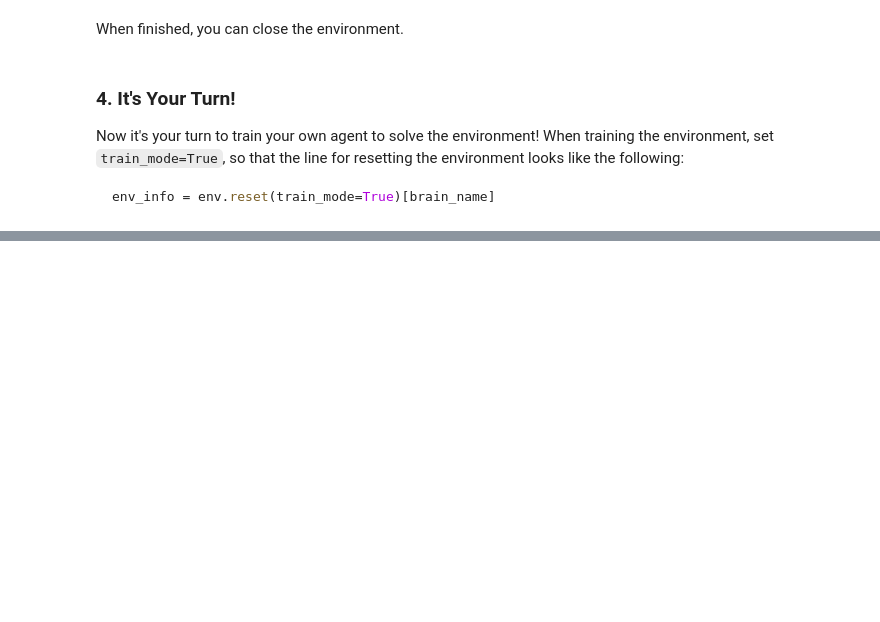
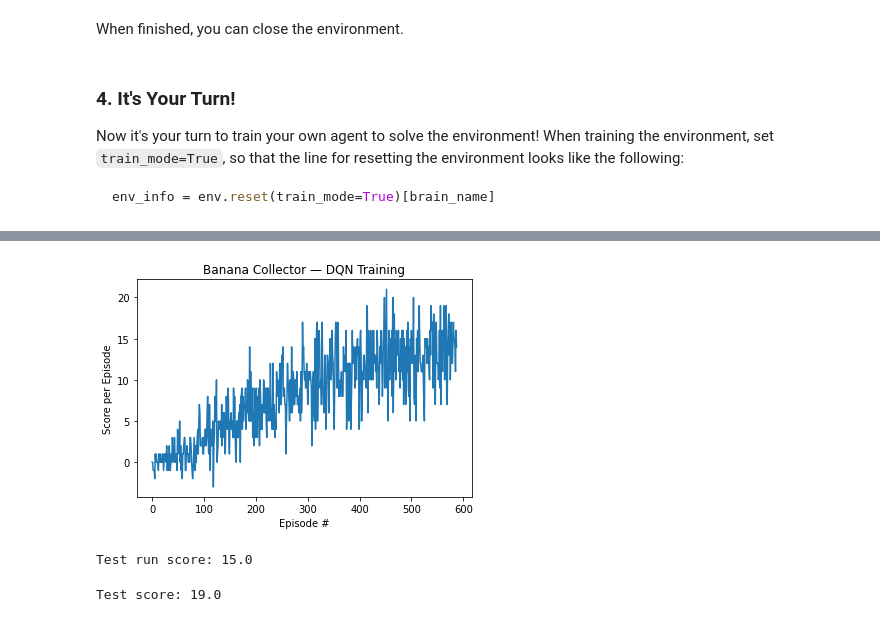
Before and after one commit to kru2710shna/Value-based-methods, a Jupyter notebook: p1_navigation/Navigation.ipynb, the cells around one changed output, grey strips where cells are left out. Saved outputs shown, nothing was run; the diff lists cells and outputs as text; code cells hidden in the pictures; blank space fills up the shorter version.

````diff
--- a/p1_navigation/Navigation.ipynb
+++ b/p1_navigation/Navigation.ipynb
@@ -129,19 +129,18 @@ env_info = env.reset(train_mode=True)[brain_name]
 ```
 # %%
 from unityagents import UnityEnvironment
+import numpy as np
+import torch
+from collections import deque
 
-# point this to the Banana environment binary
 env = UnityEnvironment(file_name="./Banana.app")
-
-# get the default brain
 brain_name = env.brain_names[0]
 brain = env.brains[brain_name]
 
-# sanity check
 env_info = env.reset(train_mode=True)[brain_name]
-state = env_info.vector_observations[0]
-print("State size:", len(state))
-print("Action size:", brain.vector_action_space_size)
+state_size = len(env_info.vector_observations[0])
+action_size = brain.vector_action_space_size
+print("state_size:", state_size, "action_size:", action_size)
 # %% [output]
 INFO:unityagents:
 'Academy' started successfully!
@@ -164,2 +162,5 @@ Action size: 4
+# %%
+from dqn_agent import Agent
+agent = Agent(state_size=state_size, action_size=action_size, seed=0)
 # %%
 import numpy as np
@@ -293,0 +217,43 @@ Average Eval Score over 5 episodes: 2.20
+# %%
+import matplotlib.pyplot as plt
+
+plt.figure()
+plt.plot(np.arange(len(scores)), scores)
+plt.ylabel('Score per Episode')
+plt.xlabel('Episode #')
+plt.title('Banana Collector — DQN Training')
+plt.show()
+# %% [output]
+[figure, added]
+# %%
+# load weights if needed
+# agent.qnetwork_local.load_state_dict(torch.load("final_checkpoint.pth"))
+
+env_info = env.reset(train_mode=False)[brain_name]
+state = env_info.vector_observations[0]
+score = 0
+
+while True:
+    action = agent.act(state, eps=0.0)          # greedy
+    env_info = env.step(action)[brain_name]
+    state = env_info.vector_observations[0]
+    score += env_info.rewards[0]
+    if env_info.local_done[0]:
+        break
+
+print("Test run score:", score)
+# %% [output]
+Test run score: 15.0
+# %%
+# agent.qnetwork_local.load_state_dict(torch.load("final_checkpoint.pth"))  # if needed
+env_info = env.reset(train_mode=False)[brain_name]
+state, score = env_info.vector_observations[0], 0
+while True:
+    action = agent.act(state, eps=0.0)
+    env_info = env.step(action)[brain_name]
+    state = env_info.vector_observations[0]
+    score += env_info.rewards[0]
+    if env_info.local_done[0]: break
+print("Test score:", score)
+# %% [output]
+Test score: 19.0
````
Also changed, not shown: parts of 4 cells of this notebook, 5 other files.
